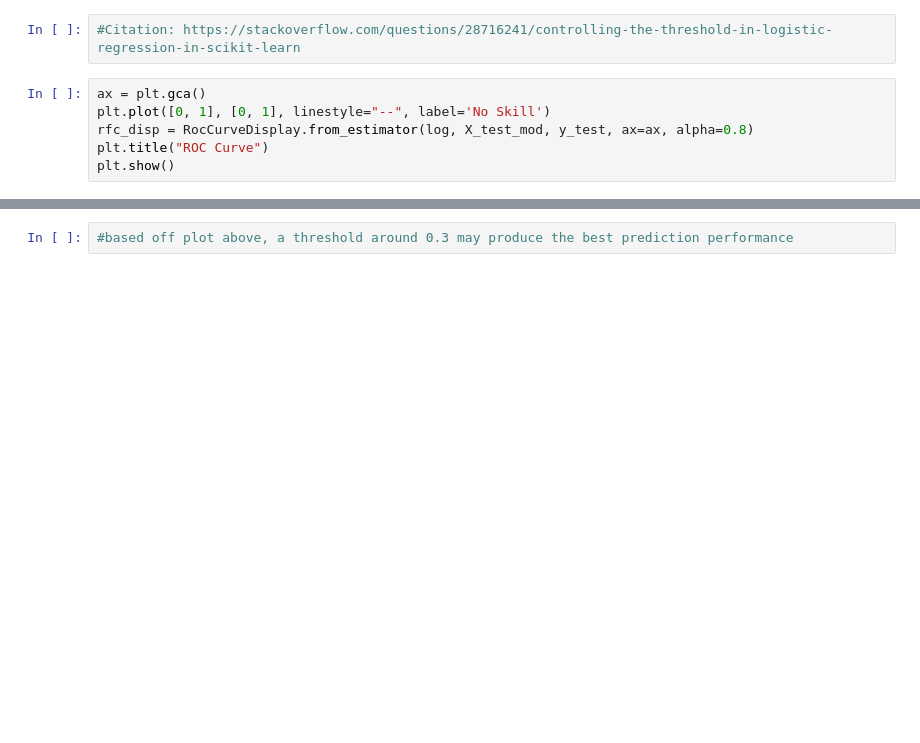
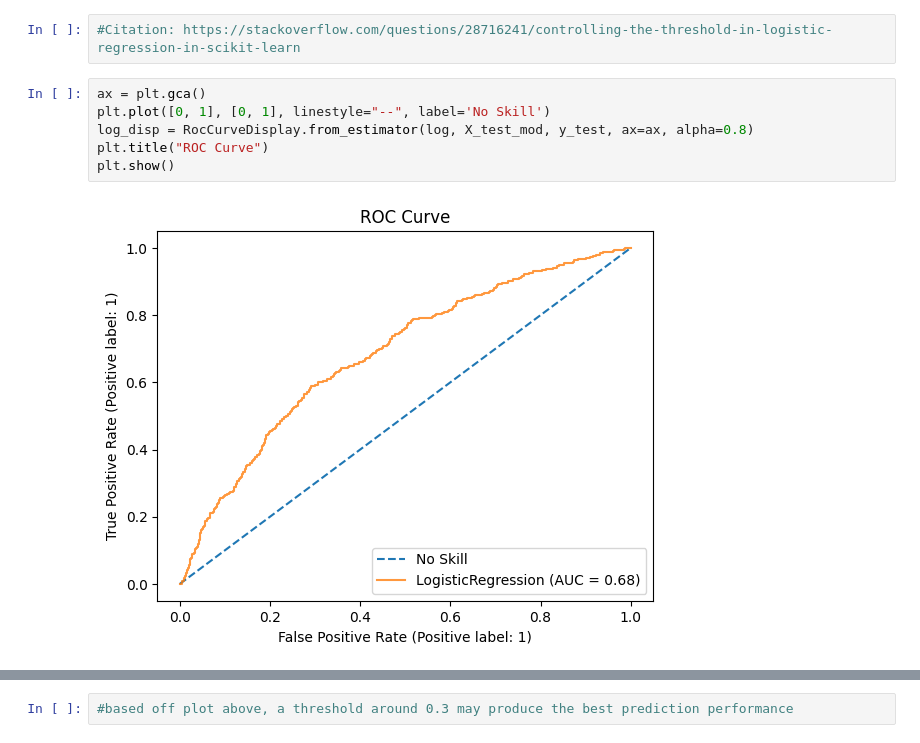
Before and after one commit to mmwitters/CDA_Project, a Jupyter notebook: Final Project.ipynb, the cells around one changed output, grey strips where cells are left out. Drawn from its saved outputs; the diff is of its cells as text; blank space fills up the shorter version.

```diff
--- a/Final Project.ipynb
+++ b/Final Project.ipynb
@@ -463,9 +531,11 @@ log.score(X_test_mod, y_test) #accuracy for test data
 # %%
 ax = plt.gca()
 plt.plot([0, 1], [0, 1], linestyle="--", label='No Skill')
-rfc_disp = RocCurveDisplay.from_estimator(log, X_test_mod, y_test, ax=ax, alpha=0.8)
+log_disp = RocCurveDisplay.from_estimator(log, X_test_mod, y_test, ax=ax, alpha=0.8)
 plt.title("ROC Curve")
 plt.show()
+# %% [output]
+[figure, added]
 # %%
 pred_proba = log.predict_proba(X_test_mod)[:,1]
 #print(pred_proba)
```
Also changed, not shown: parts of 18 cells of this notebook.
